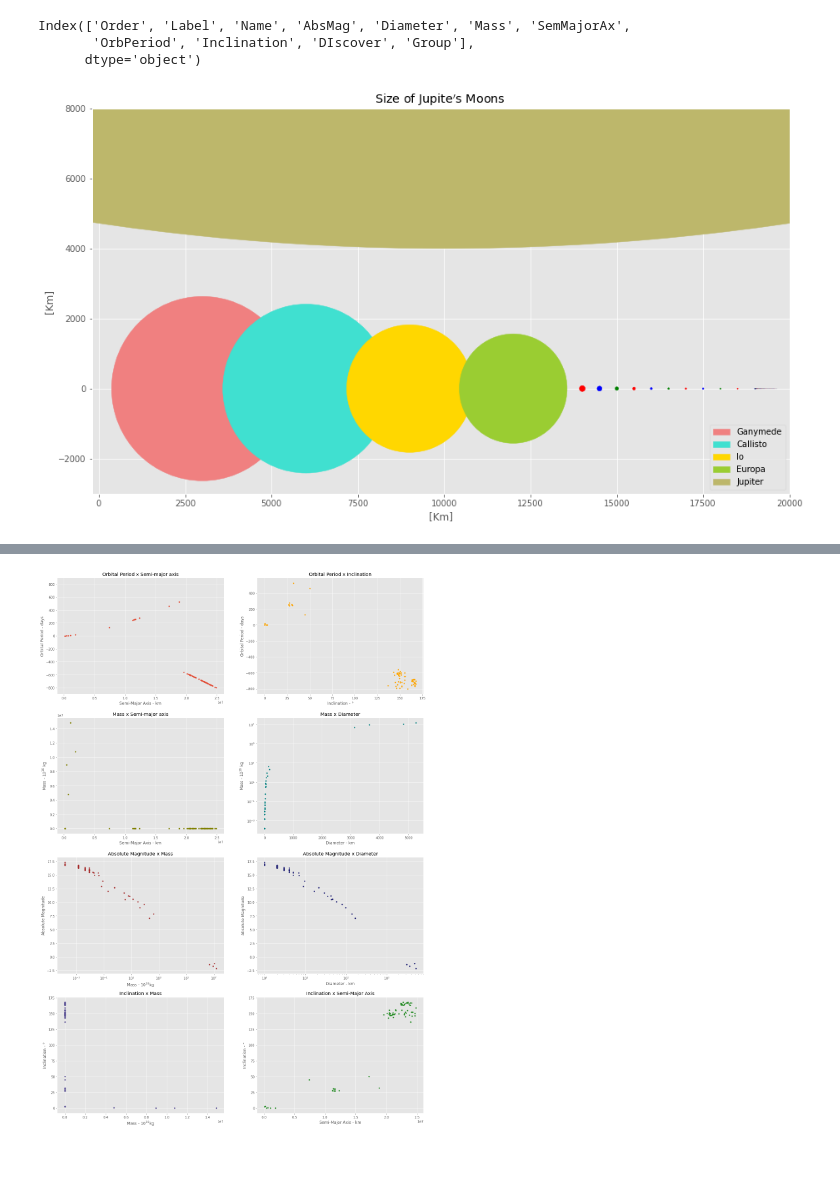
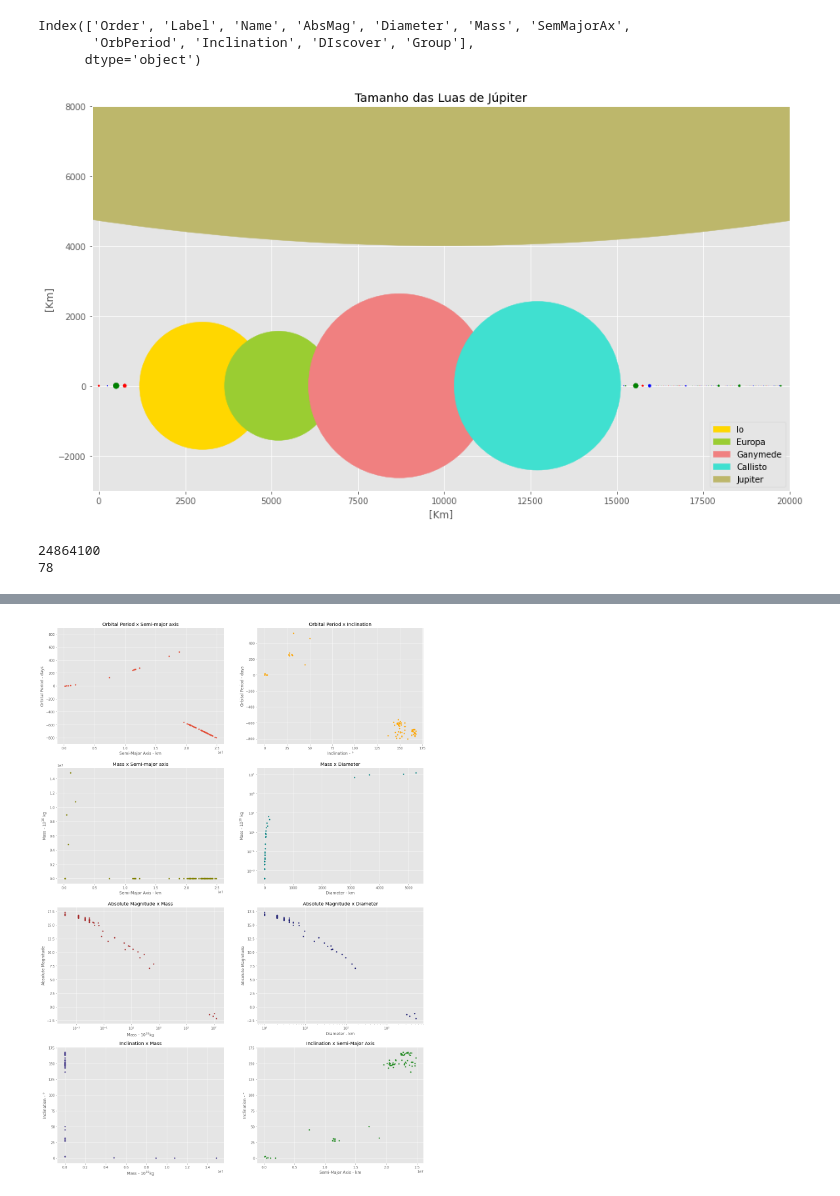
Before and after one commit to pzilvesm/moons, a Jupyter notebook: LUASJUPITER.ipynb, the cells around one changed output, grey strips where cells are left out. Cells and saved outputs as stored; diff of their text form; code cells hidden in the pictures; blank space fills up the shorter version.

```diff
--- a/LUASJUPITER.ipynb
+++ b/LUASJUPITER.ipynb
@@ -61,43 +61,61 @@ Index(['Order', 'Label', 'Name', 'AbsMag', 'Diameter', 'Mass', 'SemMajorAx',
 # %%
 Diametros=data.Diameter.to_list()
 Raios=[]
-for i in sorted(Diametros,reverse=True): Raios.append(i/2) # putting into a ordered list
+for i in Diametros: Raios.append(i/2) # putting into a ordered list
 # %%
 colors = itertools.cycle(["r", "b", "g"]) #loop to choose the color of the moons with larger Semimajor axes
 
 j=0 # j is the distance of the circles in the figure
 
 plt.figure(figsize=(15,8.5))
 for i in Raios:
 
-  if i>1000:
-    j+=3000
-  elif i>80:
-    j+=2000
-  elif i>10:
-    j+=500
-  else: j+=10
+
 
   if i>2600:
+    j+=1000
     plt.gca().add_patch(Circle((j,0),i,color="lightcoral",label='Ganymede'))
+    j+=3000
   elif i>2000:
+    j+=1000
     plt.gca().add_patch(Circle((j,0),i,color="turquoise",label='Callisto'))
+    j+=2500
   elif i>1800:
+    j+=2000
     plt.gca().add_patch(Circle((j,0),i,color="gold",label='Io'))
+    j+=1000
   elif i>1500:
+    j+=1200
     plt.gca().add_patch(Circle((j,0),i,color="yellowgreen",label='Europa'))
+    j+=2500
   else:
     plt.gca().add_patch(Circle((j,0),i,color=next(colors)))
+
+    if j>2500:
+      if i>10:
+        j+=200
+      else:
+        j+=50
+    else: j+=250
+
 
 plt.gca().add_patch(Circle((10000,73911),69911,color="darkkhaki",label='Jupiter'))
 
 
 plt.xlim([-200,20000])#
 plt.ylim([-3000,8000])#
 plt.xlabel("[Km]")
 plt.ylabel("[Km]")
-plt.title('Size of Jupite$\'$s Moons ')
+#plt.title('Size of Jupite$\'$s Moons ')
+plt.title('Tamanho das Luas de Júpiter')
 plt.legend()
 plt.show()
 # %% [output]
-[figure, old version]
+[figure, new version]
+# %%
+orbitas=data.SemMajorAx.to_list()
+print(orbitas[-1])
+print(orbitas.index(24864100))
+# %% [output]
+24864100
+78
```
Also changed, not shown: parts of 1 cell of this notebook.
